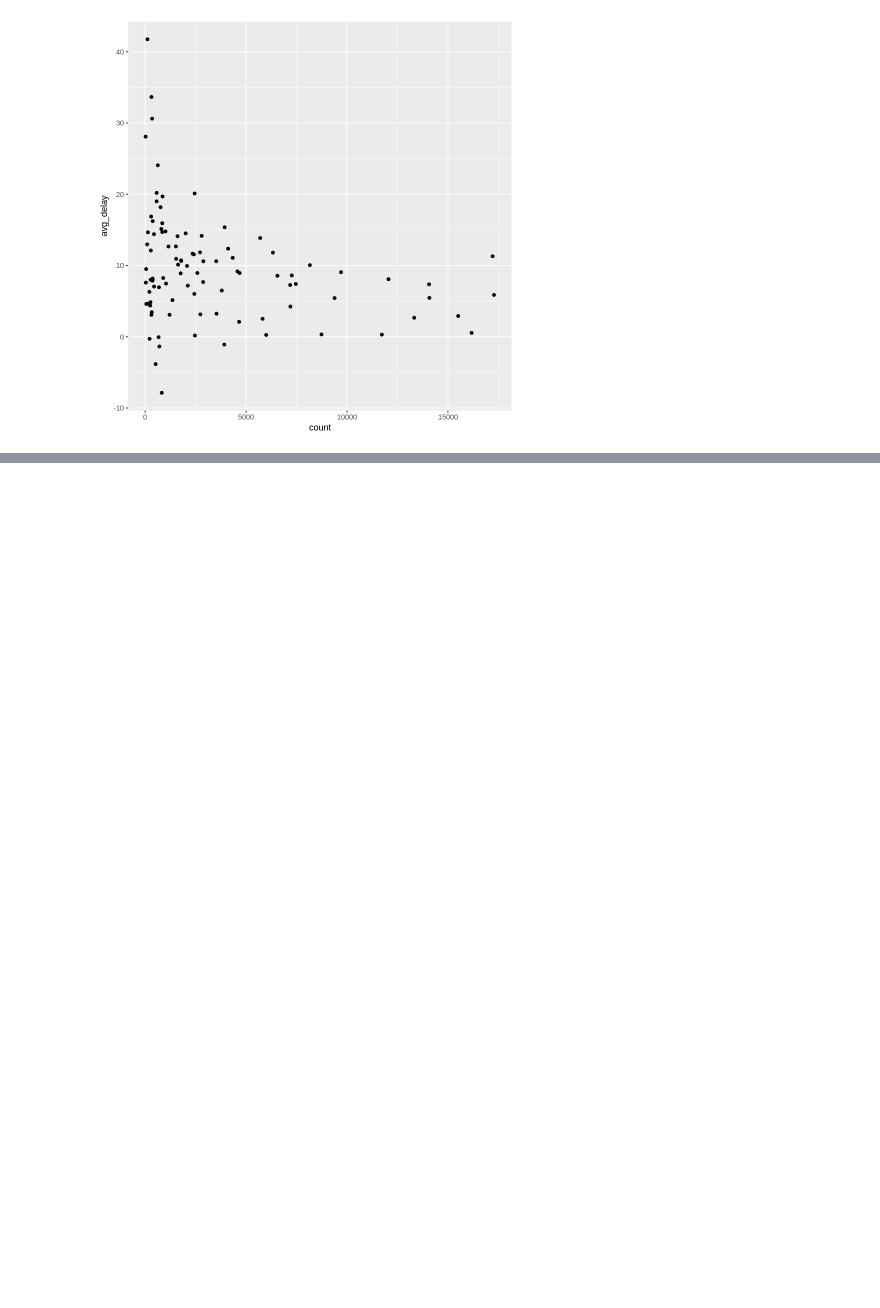
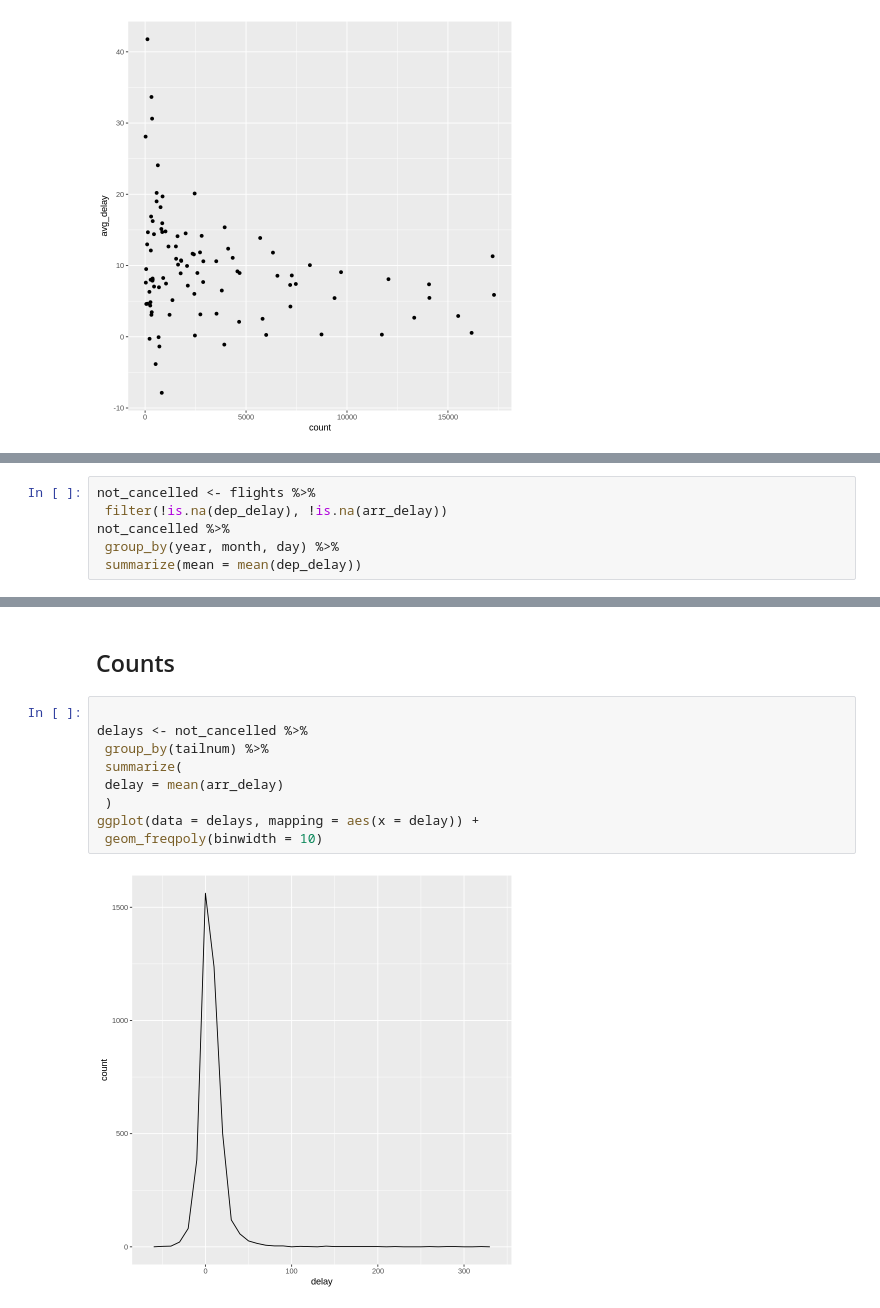
Before and after one commit to tusharsharm/R-Practice, a Jupyter notebook: Data_Transformation_with_dplyr.ipynb, the cells around one changed output, grey strips where cells are left out. Cells and saved outputs as stored; diff of their text form; blank space fills up the shorter version.

```diff
--- a/Data_Transformation_with_dplyr.ipynb
+++ b/Data_Transformation_with_dplyr.ipynb
@@ -310,0 +597,6 @@ flights %>%
+# %%
+not_cancelled <- flights %>%
+ filter(!is.na(dep_delay), !is.na(arr_delay))
+not_cancelled %>%
+ group_by(year, month, day) %>%
+ summarize(mean = mean(dep_delay))
@@ -310,0 +625,13 @@ flights %>%
+# %% [markdown]
+## Counts
+# %%
+
+delays <- not_cancelled %>%
+ group_by(tailnum) %>%
+ summarize(
+ delay = mean(arr_delay)
+ )
+ggplot(data = delays, mapping = aes(x = delay)) +
+ geom_freqpoly(binwidth = 10)
+# %% [output]
+[figure, added]
```
Also changed, not shown: parts of 26 cells of this notebook.
